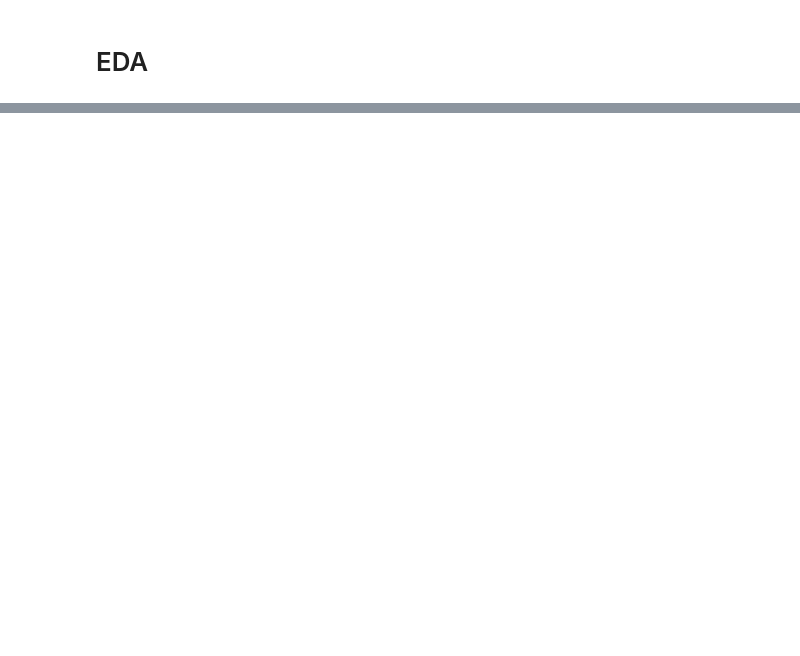
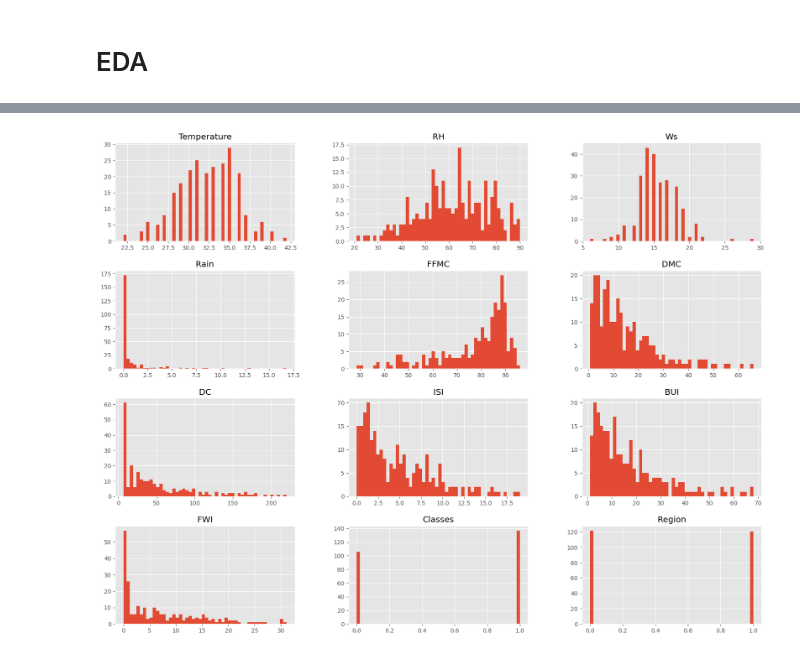
Before and after one commit to ak-pydev/python_practice, a Jupyter notebook: machine-learning/ridgeLasso/ridgeLasso.ipynb, the cells around one changed output, grey strips where cells are left out. Drawn from its saved outputs; the diff is of its cells as text; code cells hidden in the pictures; blank space fills up the shorter version.

```diff
--- a/machine-learning/ridgeLasso/ridgeLasso.ipynb
+++ b/machine-learning/ridgeLasso/ridgeLasso.ipynb
@@ -216,0 +287,7 @@ df_copy
+# %%
+# desnity plot for all features
+plt.style.use('ggplot')
+df_copy.hist(bins=50,figsize=(20,15))
+plt.show()
+# %% [output]
+[figure, added]
```
Also changed, not shown: parts of 15 cells of this notebook.
